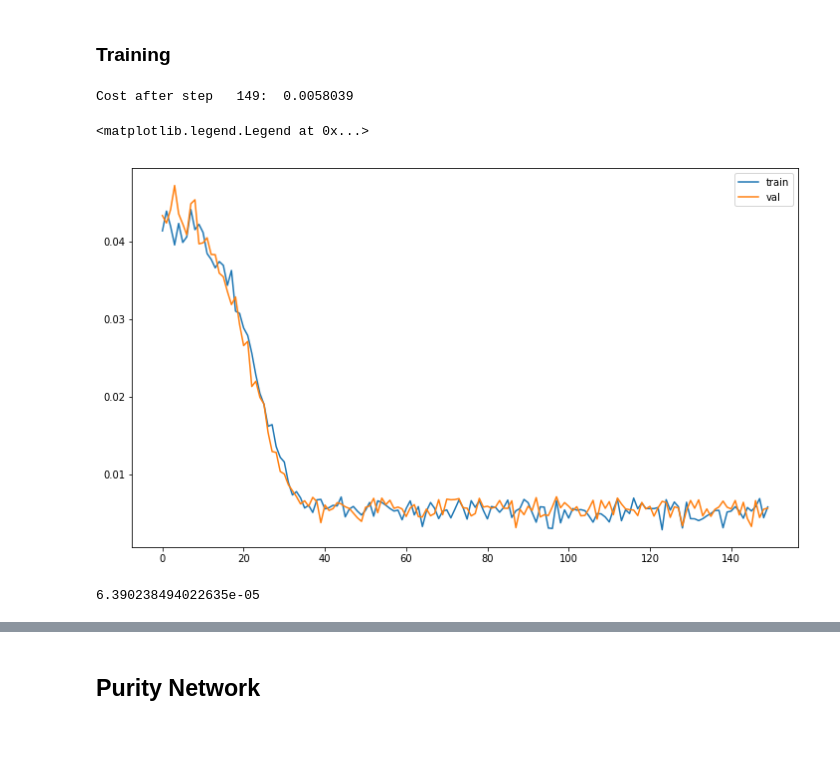
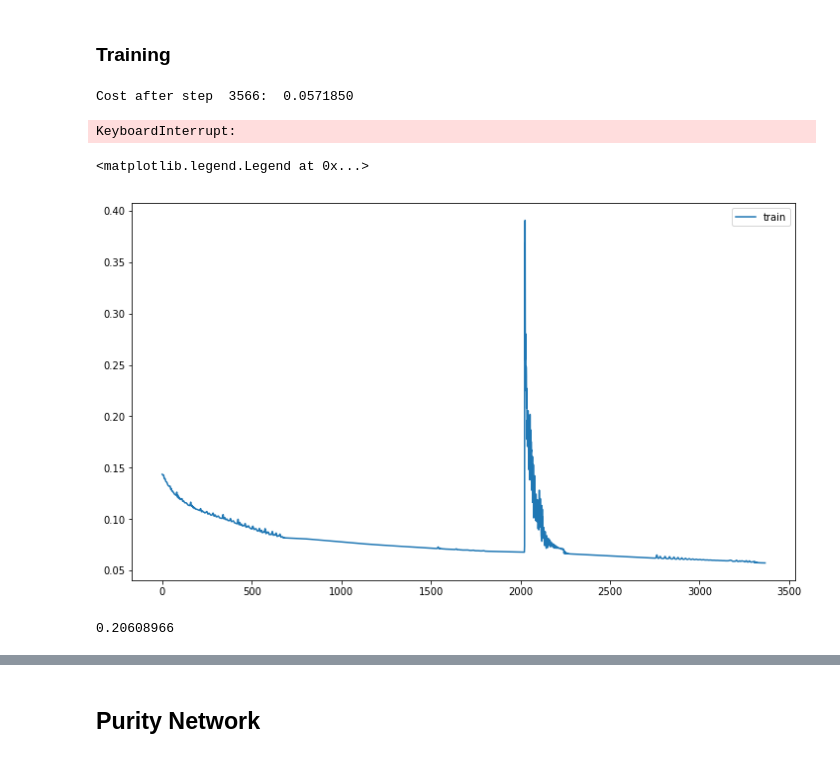
Before and after one commit to artix41/master-thesis, a Jupyter notebook: purity-network.ipynb, the cells around one changed output, grey strips where cells are left out. Cells and saved outputs as stored; diff of their text form; code cells hidden in the pictures.

```diff
--- a/purity-network.ipynb
+++ b/purity-network.ipynb
@@ -60,8 +47,8 @@ print(purities.shape)
 # %% [markdown]
 ### Dividing train and test
 # %%
-X_train = rhos[:n_samples_train]
-X_test = rhos[n_samples_train:]
+X_train = list_params[:n_samples_train]
+X_test = list_params[n_samples_train:]
 
 Y_train = purities[:n_samples_train]
 Y_test = purities[n_samples_train:]
@@ -70,7 +57,7 @@ Y_test = purities[n_samples_train:]
 # %% [markdown]
 ### Placeholders
 # %%
-rho_input = tf.placeholder(tf.complex64, [None, size_hilbert, size_hilbert])
+rho_params_input = tf.placeholder(tf.complex64, [None, size_hilbert, size_hilbert])
 purity_input = tf.placeholder(tf.float32, [None])
 lr_placeholder = tf.placeholder(tf.float32)
 # %% [markdown]
@@ -169,5 +157,5 @@ def eigen_cost_function(rho1, rho2):
 # %%
-cost = eigen_cost_function(reduced_dm, rho_input)
+cost = normed_cost_function(reduced_dm, rho_input)
 # %%
 optimiser = tf.train.AdamOptimizer(learning_rate=lr_placeholder)
 min_cost = optimiser.minimize(cost)
@@ -181,32 +169,35 @@ cost_train_list = []
 cost_val_list = []
 i = 0
 # %%
-nb_iters = 150
-lr = 1e-3
+nb_iters = 1000
+lr = 3e-3
+batch_size_sp = n_samples_train
 
 for i in range(i, nb_iters+i):
     samples_idx = np.random.choice(n_samples_train, size=batch_size_sp, replace=False)
     X_samples_train = X_train[samples_idx]
-    X_samples_val = X_test[samples_idx]
+#     X_samples_val = X_test[samples_idx]
 
     _, cost_train = sess.run([min_cost, cost], feed_dict={rho_input: X_samples_train, lr_placeholder: lr})
 
-    cost_val = sess.run(cost, feed_dict={rho_input: X_samples_val})
+#     cost_val = sess.run(cost, feed_dict={rho_input: X_samples_val})
 
     cost_train_list.append(cost_train)
-    cost_val_list.append(cost_val)
+#     cost_val_list.append(cost_val)
 
     clear_output(wait=True)
     print('Cost after step {:5d}: {: .7f}'.format(i, cost_train_list[-1]))
 i = i+1
 # %% [output]
-Cost after step   149:  0.0058039
+Cost after step  3566:  0.0571850
+KeyboardInterrupt:
 # %%
+start = 200
+
 plt.rcParams['figure.figsize'] = (12,7)
-plt.plot(cost_train_list, label="train")
-plt.plot(cost_val_list, label="val")
+plt.plot(cost_train_list[start:], label="train")
 plt.legend()
 # plt.yscale('log')
 # %% [output]
 <matplotlib.legend.Legend at 0x...>
-[figure, old version]
+[figure, new version]
@@ -222,4 +203,0 @@ psiU = np.kron(I, true_dm) @ phi
-# %%
-np.abs(np.vdot(psiV, psiU))**2
-# %% [output]
-6.390238494022635e-05
@@ -225,0 +207,4 @@ np.abs(np.vdot(psiV, psiU))**2
+# %%
+np.real(np.trace(pred_dm @ pred_dm))
+# %% [output]
+0.20608966
```
Also changed, not shown: parts of 17 cells of this notebook, 6 other files.
